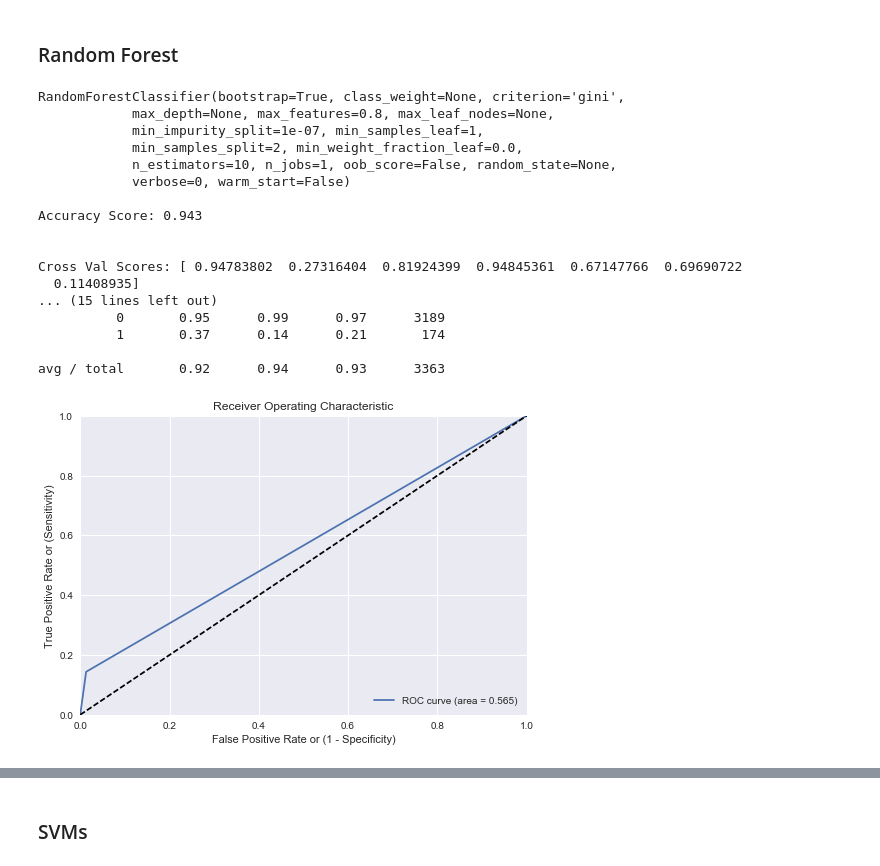
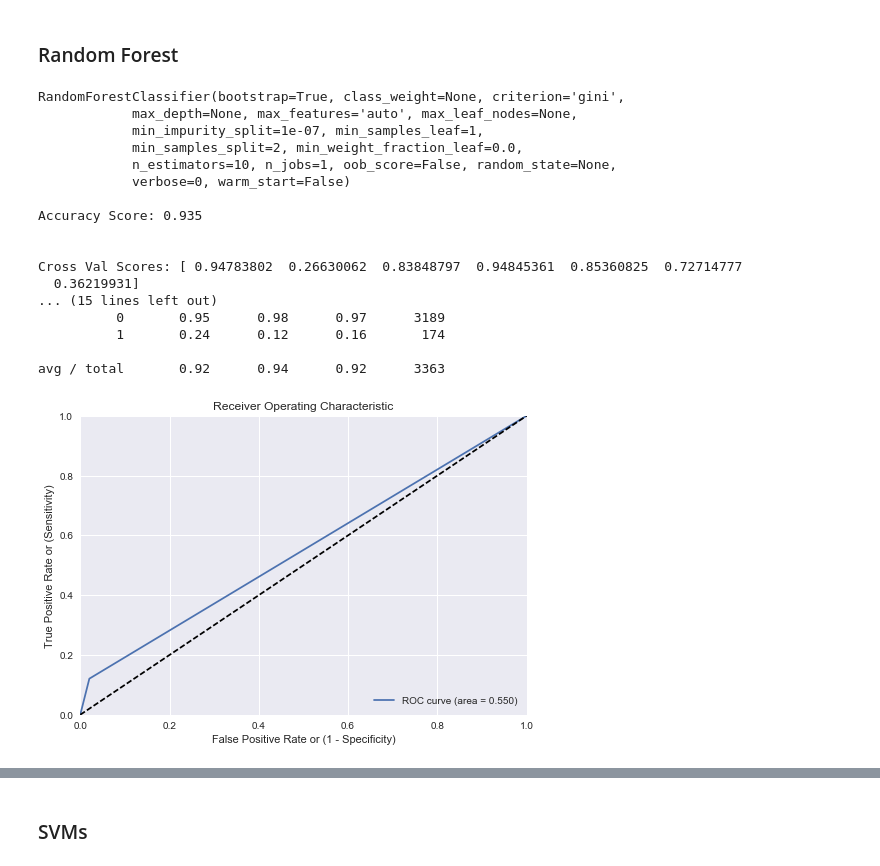
Before and after one commit to austinbrian/skeeter_patrol, a Jupyter notebook: code/MODELING-0426.ipynb, the cells around one changed output, grey strips where cells are left out. Saved outputs shown, nothing was run; the diff lists cells and outputs as text; code cells hidden in the pictures.

```diff
--- a/code/MODELING-0426.ipynb
+++ b/code/MODELING-0426.ipynb
@@ -78,8 +78,8 @@ train.dropna(inplace=True)
 std_scale = StandardScaler()
 train[scale_cols] = std_scale.fit_transform(train[scale_cols])
 # %%
-model_exclude_cols = ['Date', 'Species', 'Trap', 'Address', 'Block', 'Street',
-               'AddressNumberAndStreet', 'AddressAccuracy','WnvPresent', 'Coordinates', 'Weather_Station']
+model_exclude_cols = ['Date', 'Species', 'Trap', 'trap-e', 'Address', 'Block', 'Street',
+               'AddressNumberAndStreet', 'AddressAccuracy','WnvPresent', 'Coordinates', 'NumMosquitos' 'Weather_Station']
 # %%
 X_cols_full = [i for i in train.columns if i not in model_exclude_cols]
 # %%
@@ -103,8 +103,7 @@ X_train_pca, X_test_pca, y_train_pca, y_test_pca = train_test_split(X_pca, y,str
 # %% [markdown]
 ### Model Eval Formulas
 # %%
-## Non-PCA
-def evaluate_model(m):
+def evaluate_model(m, X=X, y=y, X_train=X_train, X_test=X_test, y_train=y_train, y_test=y_test):
     model = m.fit(X_train,y_train)
     y_pred = model.predict(X_test)
     score = accuracy_score(y_test, y_pred)
@@ -279,24 +241,24 @@ avg / total       0.92      0.94      0.93      3363
 ### Random Forest
 # %%
 #Non PCA
-RF_solo = RandomForestClassifier(max_features=.8)
+RF_solo = RandomForestClassifier()
 evaluate_model(RF_solo)
 # %% [output]
 RandomForestClassifier(bootstrap=True, class_weight=None, criterion='gini',
-            max_depth=None, max_features=0.8, max_leaf_nodes=None,
+            max_depth=None, max_features='auto', max_leaf_nodes=None,
             min_impurity_split=1e-07, min_samples_leaf=1,
             min_samples_split=2, min_weight_fraction_leaf=0.0,
             n_estimators=10, n_jobs=1, oob_score=False, random_state=None,
             verbose=0, warm_start=False)
 
-Accuracy Score: 0.943
+Accuracy Score: 0.935
 
 
-Cross Val Scores: [ 0.94783802  0.27316404  0.81924399  0.94845361  0.67147766  0.69690722
-  0.11408935]
+Cross Val Scores: [ 0.94783802  0.26630062  0.83848797  0.94845361  0.85360825  0.72714777
+  0.36219931]
 ... (15 lines left out)
-          0       0.95      0.99      0.97      3189
-          1       0.37      0.14      0.21       174
+          0       0.95      0.98      0.97      3189
+          1       0.24      0.12      0.16       174
 
-avg / total       0.92      0.94      0.93      3363
+avg / total       0.92      0.94      0.92      3363
-[figure, old version]
+[figure, new version]
```
Also changed, not shown: parts of 27 cells of this notebook, 2 other files.
